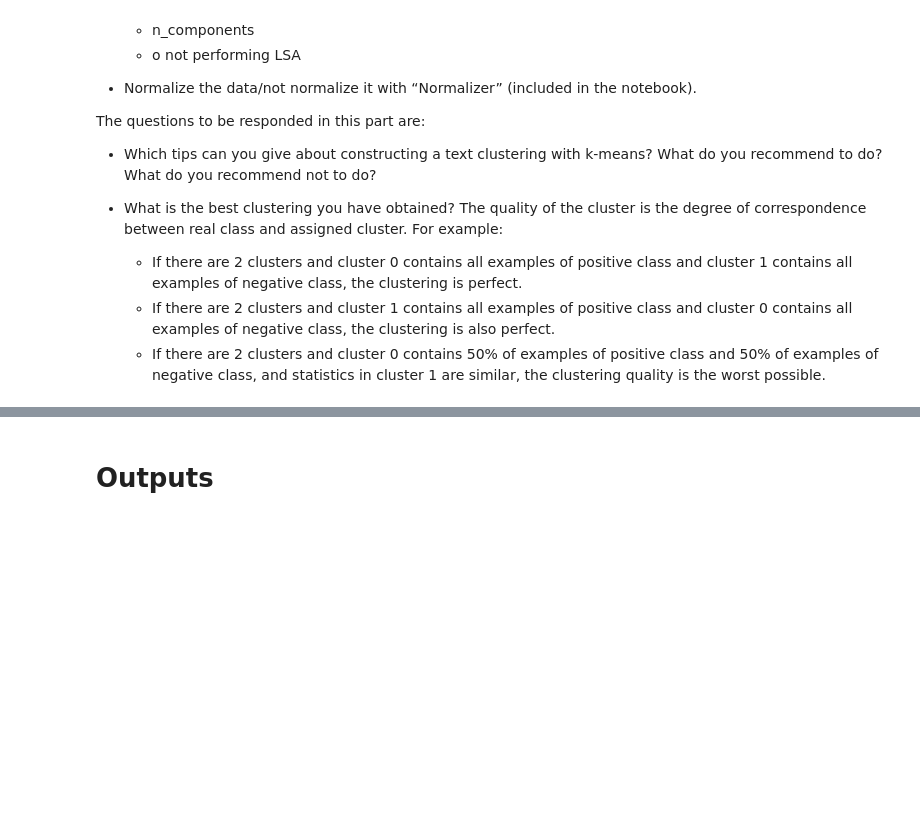
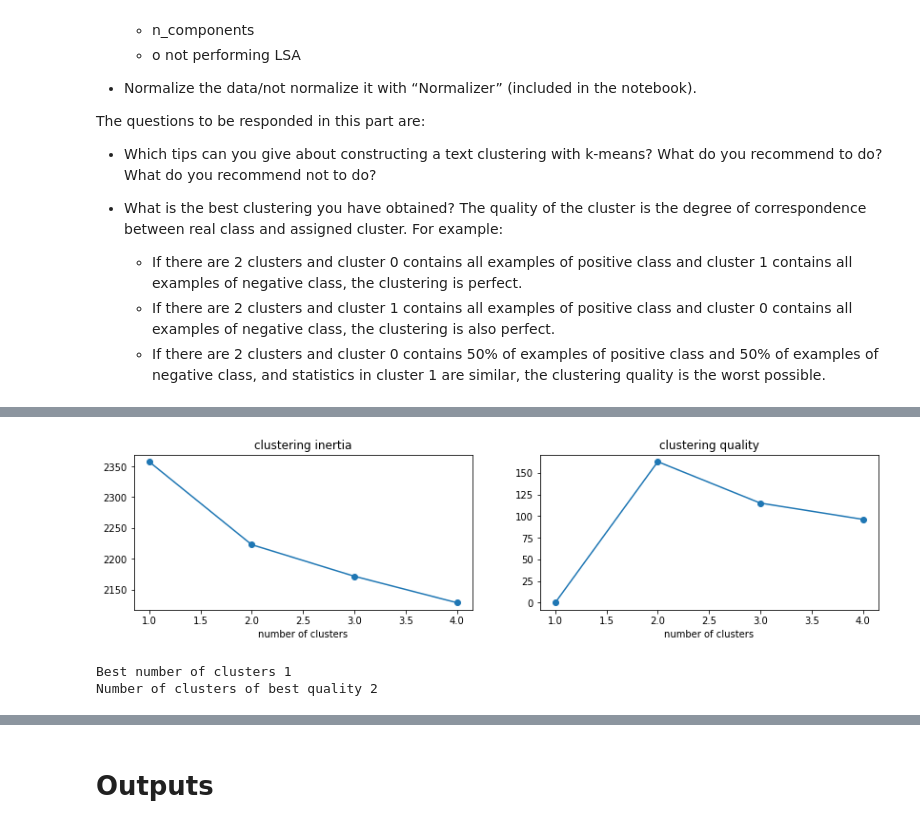
Before and after one commit to nandoide/MINTEX, a Jupyter notebook: TextMining_Assignment.ipynb, the cells around one changed output, grey strips where cells are left out. Drawn from its saved outputs; the diff is of its cells as text; code cells hidden in the pictures; blank space fills up the shorter version.

Commit message:
WIP Part II Clustering

```diff
--- a/TextMining_Assignment.ipynb
+++ b/TextMining_Assignment.ipynb
@@ -31,7 +35,7 @@ from sklearn.feature_extraction import stop_words
 random_state=0
 # %%
 # Data loading
-NROWS = 50
+NROWS = sys.maxsize
 ## Negative dataset
 df_neg = pd.read_csv('./practica_clase/PRECISION_MEDICINE/negative_training_abstracts.tsv', sep='\t',
                      header=None, nrows = NROWS)
@@ -375,0 +464,24 @@ The questions to be responded in this part are:
+# %%
+fig = plt.figure(figsize=(14,3))
+
+ax = plt.subplot(1,2,1)
+plt.plot(range(kini,kfin+1), inertias, marker='o')
+plt.xlabel('number of clusters')
+plt.title('clustering inertia')
+
+ax = plt.subplot(1,2,2)
+plt.plot(range(kini,kfin+1), qualities, marker='o')
+plt.xlabel('number of clusters')
+plt.title('clustering quality')
+plt.show()
+
+best = pd.Series(qualities).idxmax() # get index for the best model
+print("Best number of clusters", best)
+km = models[best]
+n_clusters = km.get_params()['n_clusters']
+clusters = km.labels_
+print ('Number of clusters of best quality', n_clusters)
+# %% [output]
+[figure, added]
+Best number of clusters 1
+Number of clusters of best quality 2
```
Also changed, not shown: parts of 9 cells of this notebook, 2 other files.
